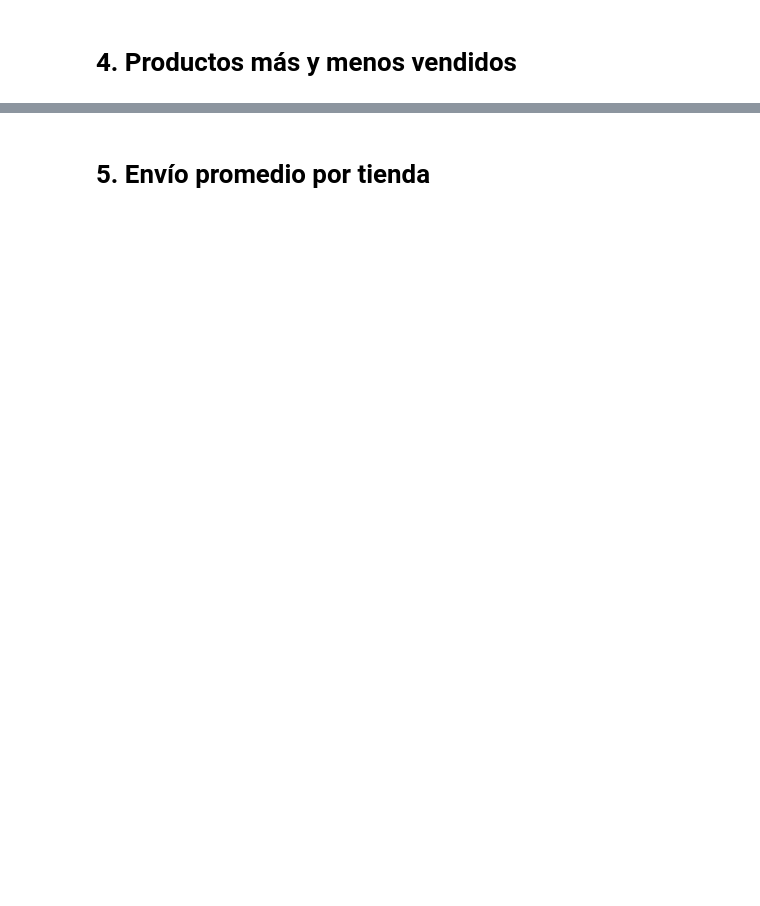
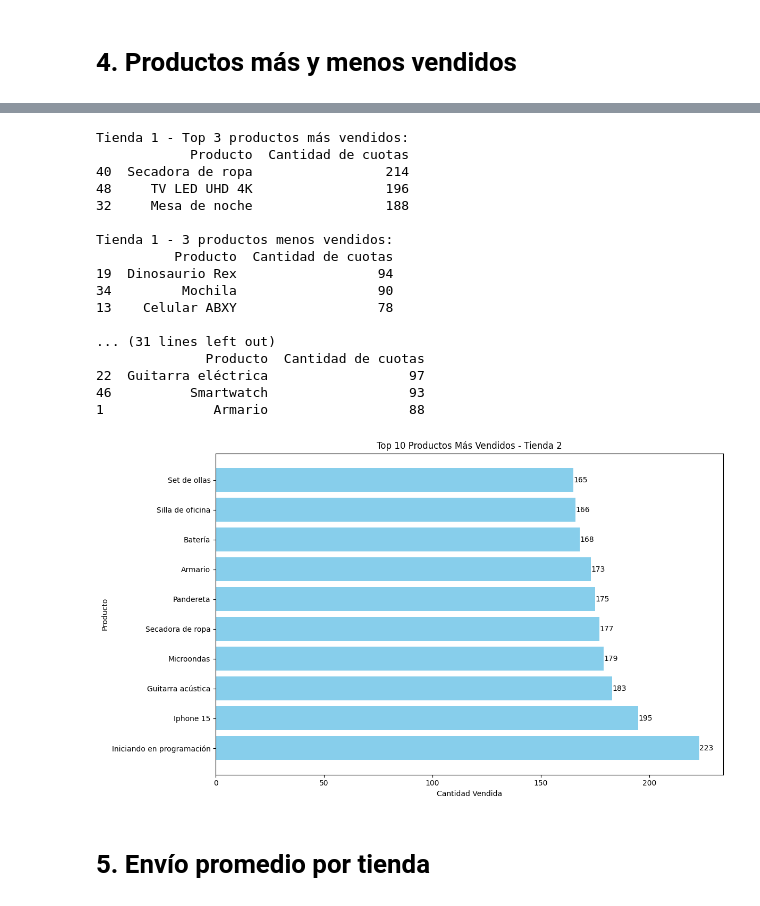
Before and after one commit to Miky-Bareiro/challenge1-data-science-latam, a Jupyter notebook: AluraStoreLatam.ipynb, the cells around one changed output, grey strips where cells are left out. Drawn from its saved outputs; the diff is of its cells as text; code cells hidden in the pictures; blank space fills up the shorter version.

```diff
--- a/AluraStoreLatam.ipynb
+++ b/AluraStoreLatam.ipynb
@@ -414,2 +322,80 @@ Tienda 4:
+# %%
+# Lista para almacenar resultados
+productos_por_tienda = []
+
+# Analizar productos más y menos vendidos
+for i, tienda in enumerate(tiendas, 1):
+    try:
+        col_producto = mapeo_columnas[f'tienda{i}']['producto']
+        col_cantidad = mapeo_columnas[f'tienda{i}']['cantidad']
+
+        if col_producto and col_cantidad:
+            # Agrupar por producto y sumar cantidades
+            ventas_producto = tienda.groupby(col_producto)[col_cantidad].sum().reset_index()
+
+            # Ordenar por cantidad
+            ventas_producto_sorted = ventas_producto.sort_values(col_cantidad, ascending=False)
+
+            # Almacenar resultados
+            productos_por_tienda.append(ventas_producto_sorted)
+
+            # Mostrar top 3 productos más vendidos
+            print(f"\nTienda {i} - Top 3 productos más vendidos:")
+            print(ventas_producto_sorted.head(3))
+
+            # Mostrar 3 productos menos vendidos
+            print(f"\nTienda {i} - 3 productos menos vendidos:")
+            print(ventas_producto_sorted.tail(3))
+        else:
+            print(f"Tienda {i} - No se pueden analizar productos por falta de columnas necesarias")
+            productos_por_tienda.append(pd.DataFrame())
+    except Exception as e:
+        print(f"Error al analizar productos de tienda {i}: {e}")
+        productos_por_tienda.append(pd.DataFrame())
+
+# Gráfico de los productos más vendidos de la tienda 2 (como ejemplo)
+if len(productos_por_tienda) > 1 and not productos_por_tienda[1].empty:
+    plt.figure(figsize=(12, 7))
+
+    col_prod = mapeo_columnas['tienda2']['producto']
+    col_cant = mapeo_columnas['tienda2']['cantidad']
+
+    # Obtener top 10 productos
+    top_productos = productos_por_tienda[1].head(10)
+
+    # Crear gráfico horizontal de barras
+    bars = plt.barh(top_productos[col_prod], top_productos[col_cant], color='skyblue')
+    plt.xlabel('Cantidad Vendida')
+    plt.ylabel('Producto')
+    plt.title('Top 10 Productos Más Vendidos - Tienda 2')
+    plt.tight_layout()
+
+    # Añadir valores a las barras
+    for bar in bars:
+        width = bar.get_width()
+        plt.text(width + 0.1, bar.get_y() + bar.get_height()/2.,
+                 f'{width:.0f}', va='center')
+
+    plt.savefig('productos_top_tienda2.png')
+    plt.show()
+# %% [output]
+Tienda 1 - Top 3 productos más vendidos:
+            Producto  Cantidad de cuotas
+40  Secadora de ropa                 214
+48     TV LED UHD 4K                 196
+32     Mesa de noche                 188
+
+Tienda 1 - 3 productos menos vendidos:
+          Producto  Cantidad de cuotas
+19  Dinosaurio Rex                  94
+34         Mochila                  90
+13    Celular ABXY                  78
+
+... (31 lines left out)
+              Producto  Cantidad de cuotas
+22  Guitarra eléctrica                  97
+46          Smartwatch                  93
+1              Armario                  88
+[figure, added]
 # %% [markdown]
 # 5. Envío promedio por tienda
```
Also changed, not shown: parts of 26 cells of this notebook.
